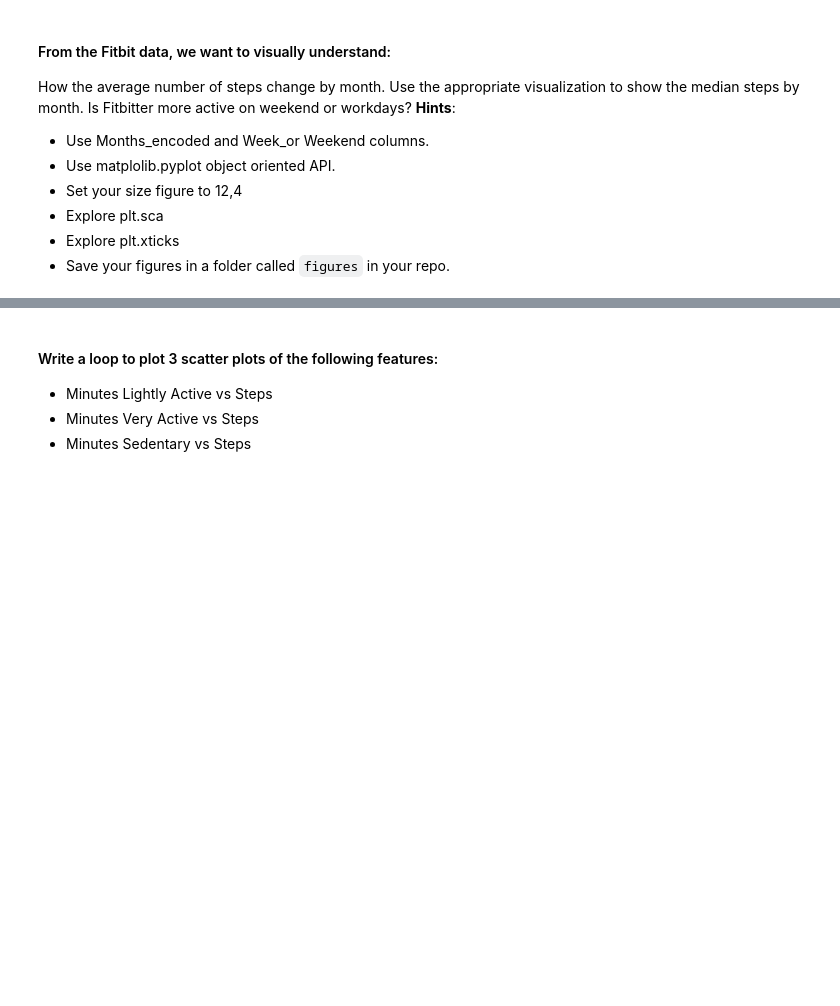
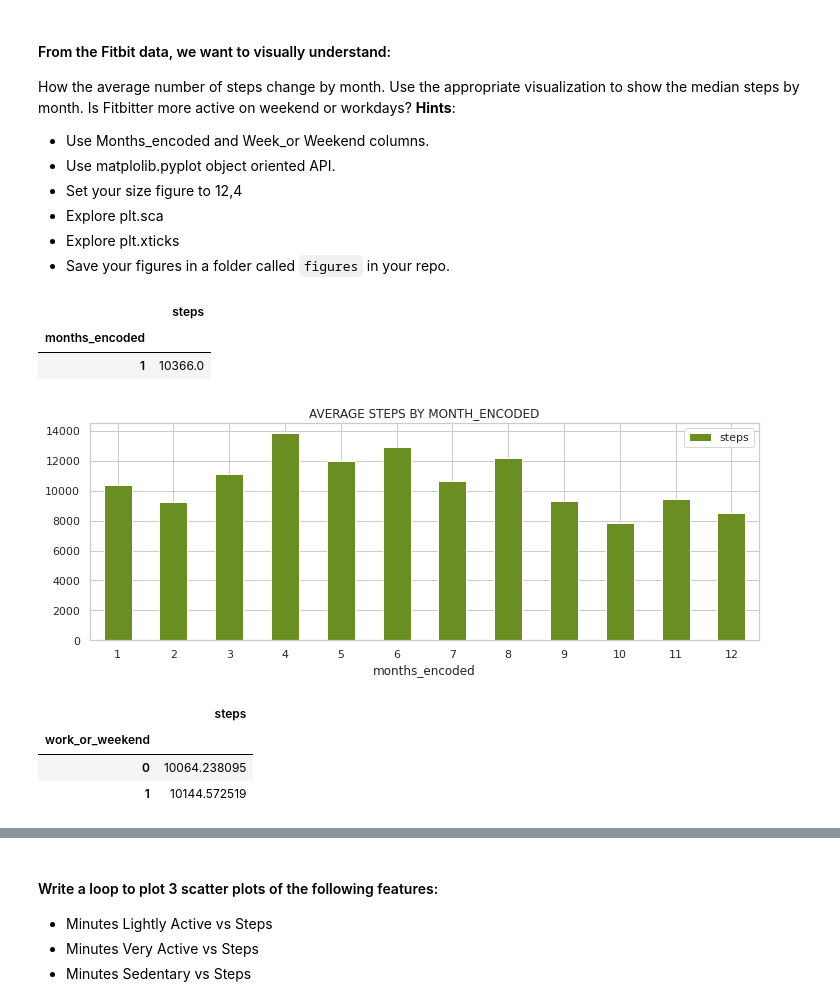
Before and after one commit to Ironhack-Data-Madrid-Enero-2022/lab-matplotlib-seaborn, a Jupyter notebook: your-code/main.ipynb, the cells around one changed output, grey strips where cells are left out. Drawn from its saved outputs; the diff is of its cells as text; code cells hidden in the pictures; blank space fills up the shorter version.

```diff
--- a/your-code/main.ipynb
+++ b/your-code/main.ipynb
@@ -15,0 +33,2 @@ import numpy as np
+# %%
+diccio_nuevas = {columna: columna.replace(" ", "_").lower() for columna in columnas}
@@ -15,0 +43,2 @@ import numpy as np
+# %%
+fitbit.rename(columns=diccio_nuevas, inplace=True)
@@ -25,3 +106,22 @@ How the average number of steps change by month. Use the appropriate visualizati
 * Explore plt.sca
 * Explore plt.xticks
 * Save your figures in a folder called `figures` in your repo.
+# %%
+sns.set_context("poster")
+sns.set(rc={"figure.figsize": (12.,4.)})
+sns.set_style("whitegrid")
+# %%
+# AVERAGE STEPS BY MONTH_ENCODED
+
+ave_stp_m_e = fitbit.groupby("months_encoded").agg({"steps": "median"})
+# %%
+ave_stp_m_e.sample()
+# %% [output]
+|  | steps |
+| months_encoded |  |
+| 1 | 10366.0 |
+# %%
+moths_encoded_fig = ave_stp_m_e.plot(kind="bar", title="AVERAGE STEPS BY MONTH_ENCODED", color = "olivedrab")
+plt.xticks(rotation=0);
+# %% [output]
+[figure, added]
@@ -33,0 +134,7 @@ How the average number of steps change by month. Use the appropriate visualizati
+# %%
+ave_stp_w_w
+# %% [output]
+|  | steps |
+| work_or_weekend |  |
+| 0 | 10064.238095 |
+| 1 | 10144.572519 |
```
Also changed, not shown: parts of 17 cells of this notebook.
